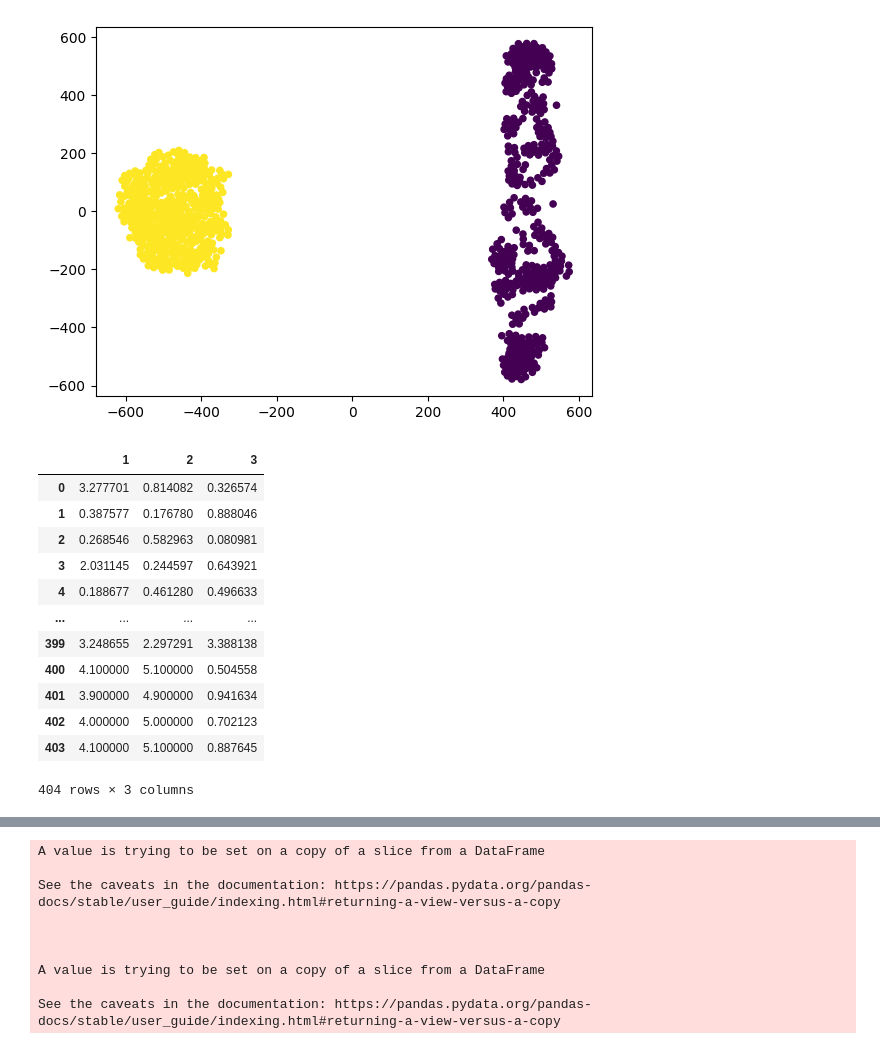
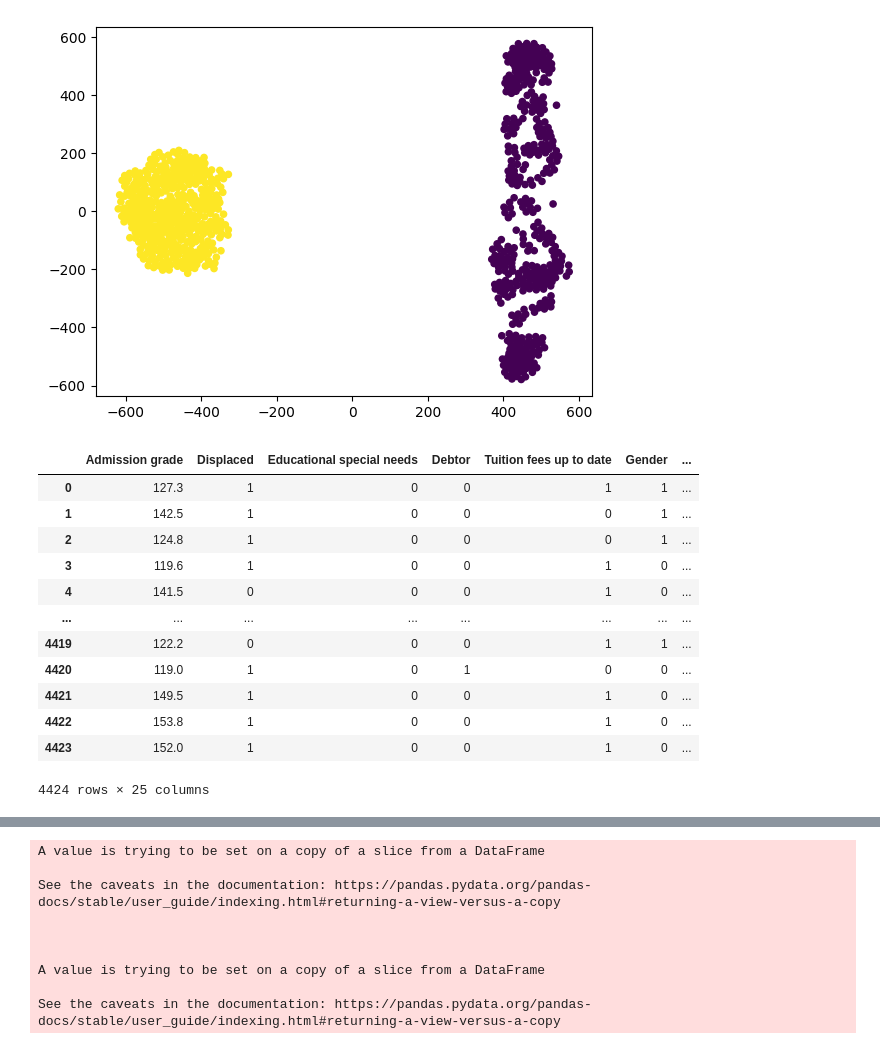
Before and after one commit to enggiqbal/MPSE-TSNE, a Jupyter notebook: data_convert.ipynb, the cells around one changed output, grey strips where cells are left out. Drawn from its saved outputs; the diff is of its cells as text; code cells hidden in the pictures.

```diff
--- a/data_convert.ipynb
+++ b/data_convert.ipynb
@@ -7,3 +7,7 @@ converted = rdata.conversion.convert(parsed)
 
 Y = converted['Lsun3D']['Data']
 clrs = converted['Lsun3D']['Cls']
+# %%
+Y = pd.read_csv('datasets/Academic/academic_interpret.csv')
+Y['Target'] = pd.Series(Y['Target']).astype('category').cat.codes
+Y['Target']
@@ -23,22 +40,22 @@ pylab.show()
 # %%
 import plotly.express as px
 import pandas as pd
 import numpy as np
 
-df = pd.DataFrame(Y,columns=['1','2','3'])
+df = pd.DataFrame(Y)
 df
 # %% [output]
-|  | 1 | 2 | 3 |
-| 0 | 3.277701 | 0.814082 | 0.326574 |
-| 1 | 0.387577 | 0.176780 | 0.888046 |
-| 2 | 0.268546 | 0.582963 | 0.080981 |
-| 3 | 2.031145 | 0.244597 | 0.643921 |
-| 4 | 0.188677 | 0.461280 | 0.496633 |
-| ... | ... | ... | ... |
-| 399 | 3.248655 | 2.297291 | 3.388138 |
-| 400 | 4.100000 | 5.100000 | 0.504558 |
-| 401 | 3.900000 | 4.900000 | 0.941634 |
-| 402 | 4.000000 | 5.000000 | 0.702123 |
-| 403 | 4.100000 | 5.100000 | 0.887645 |
+|  | Admission grade | Displaced | Educational special needs | Debtor | Tuition fees up to date | Gender | ... |
+| 0 | 127.3 | 1 | 0 | 0 | 1 | 1 | ... |
+| 1 | 142.5 | 1 | 0 | 0 | 0 | 1 | ... |
+| 2 | 124.8 | 1 | 0 | 0 | 0 | 1 | ... |
+| 3 | 119.6 | 1 | 0 | 0 | 1 | 0 | ... |
+| 4 | 141.5 | 0 | 0 | 0 | 1 | 0 | ... |
+| ... | ... | ... | ... | ... | ... | ... | ... |
+| 4419 | 122.2 | 0 | 0 | 0 | 1 | 1 | ... |
+| 4420 | 119.0 | 1 | 0 | 1 | 0 | 0 | ... |
+| 4421 | 149.5 | 1 | 0 | 0 | 1 | 0 | ... |
+| 4422 | 153.8 | 1 | 0 | 0 | 1 | 0 | ... |
+| 4423 | 152.0 | 1 | 0 | 0 | 1 | 0 | ... |
-404 rows × 3 columns
+4424 rows × 25 columns
 # %%
```
Also changed, not shown: parts of 6 cells of this notebook, 1 other file.
